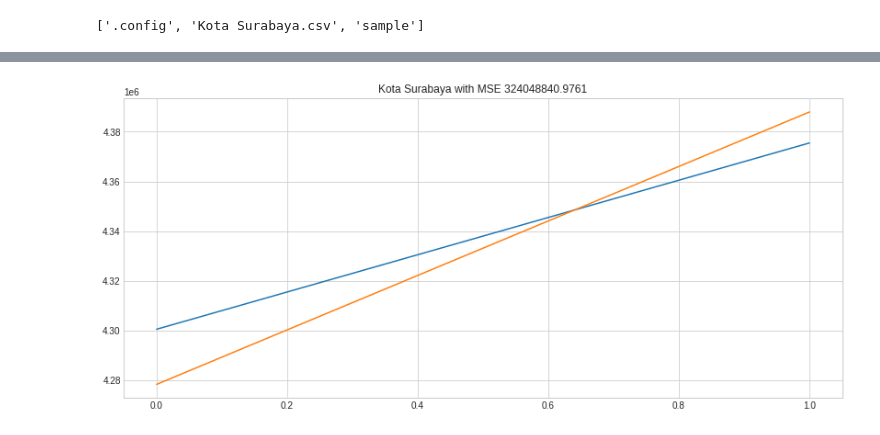
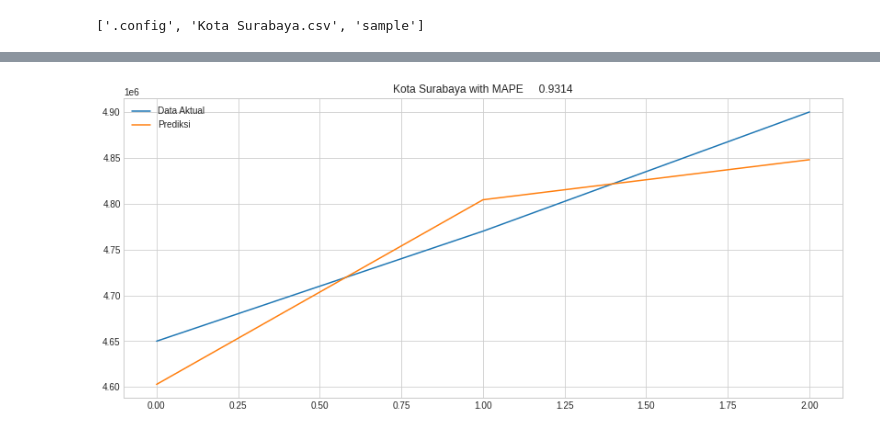
Before and after one commit to arif-x/RNN-UMK, a Jupyter notebook: UMK.ipynb, the cells around one changed output, grey strips where cells are left out. Saved outputs shown, nothing was run; the diff lists cells and outputs as text; code cells hidden in the pictures.

Commit message:
Update Error ke MAPE

```diff
--- a/UMK.ipynb
+++ b/UMK.ipynb
@@ -34,7 +28,7 @@ print(kotaKabList)
 umkList = ["Kota Surabaya"]
 df_ = {}
 for i in umkList:
-    df_[i] = pd.read_csv(i + ".csv", index_col="Tahun", parse_dates=["Tahun"])
+    df_[i] = pd.read_csv("/content/" + i + ".csv", index_col="Tahun", parse_dates=["Tahun"])
 # %%
 def split(dataframe, border, col):
     return dataframe.loc[:border,col], dataframe.loc[border:,col]
@@ -42,7 +36,7 @@ def split(dataframe, border, col):
 df_new = {}
 for i in umkList:
     df_new[i] = {}
-    df_new[i]["Train"], df_new[i]["Test"] = split(df_[i], "2020", "Umk")
+    df_new[i]["Train"], df_new[i]["Test"] = split(df_[i], "2023", "Umk")
 # %%
 for i in umkList:
     plt.figure(figsize=(14,4))
@@ -90,7 +84,7 @@ for j in umkList:
     trainset[j] = {}
     X_train = []
     y_train = []
-    for i in range(1, 3):
+    for i in range(1, 6):
         X_train.append(transform_train[j][i-1:i,0])
         y_train.append(transform_train[j][i,0])
     X_train, y_train = np.array(X_train), np.array(y_train)
@@ -100,7 +94,7 @@ for j in umkList:
     testset[j] = {}
     X_test = []
     y_test = []
-    for i in range(1, 3):
+    for i in range(1, 4):
         X_test.append(transform_test[j][i-1:i,0])
         y_test.append(transform_test[j][i,0])
     X_test, y_test = np.array(X_test), np.array(y_test)
@@ -125,23 +119,23 @@ pd.DataFrame(arr_buff, index=umkList)
 # The LSTM architecture
 regressor = Sequential()
 # First LSTM layer with Dropout regularisation
-regressor.add(LSTM(units=50, return_sequences=True, input_shape=(X_train.shape[1],1)))
+regressor.add(LSTM(units=15, return_sequences=True, input_shape=(X_train.shape[1],1)))
 regressor.add(Dropout(0.2))
 # Second LSTM layer
-regressor.add(LSTM(units=50, return_sequences=True))
+regressor.add(LSTM(units=15, return_sequences=True))
 regressor.add(Dropout(0.2))
 # Third LSTM layer
-regressor.add(LSTM(units=50, return_sequences=True))
+regressor.add(LSTM(units=15, return_sequences=True))
 regressor.add(Dropout(0.5))
 # Fourth LSTM layer
-regressor.add(LSTM(units=50))
+regressor.add(LSTM(units=15))
 regressor.add(Dropout(0.5))
 # The output layer
 regressor.add(Dense(units=1))
 
 # Compiling the RNN
-regressor.compile(optimizer='rmsprop', loss='mean_squared_error')
+regressor.compile(optimizer='adam', loss='mean_absolute_percentage_error')
 # Fitting to the training set
 for i in umkList:
     print("Fitting to", i)
-    regressor.fit(trainset[i]["X"], trainset[i]["y"], epochs=5000, batch_size=2)
+    regressor.fit(trainset[i]["X"], trainset[i]["y"], epochs=1500, batch_size=3)
@@ -166,15 +142,21 @@ Wall time: 1min 46s
 # %%
+def mape(actual, pred):
+    actual, pred = np.array(actual), np.array(pred)
+    return np.mean(np.abs((actual - pred) / actual)) * 100
+
 pred_result = {}
+
 for i in umkList:
     y_true = scaler[i].inverse_transform(testset[i]["y"].reshape(-1,1))
     y_pred = scaler[i].inverse_transform(regressor.predict(testset[i]["X"]))
-    MSE = mean_squared_error(y_true, y_pred)
+    MAPE = mape(y_true, y_pred)
     pred_result[i] = {}
     pred_result[i]["True"] = y_true
     pred_result[i]["Pred"] = y_pred
     plt.figure(figsize=(14,6))
-    plt.title("{} with MSE {:10.4f}".format(i,MSE))
+    plt.title("{} with MAPE {:10.4f}".format(i,MAPE))
     plt.plot(y_true)
     plt.plot(y_pred)
+    plt.legend(["Data Aktual", "Prediksi"])
 # %% [output]
-[figure, old version]
+[figure, new version]
```
Also changed, not shown: parts of 7 cells of this notebook.
